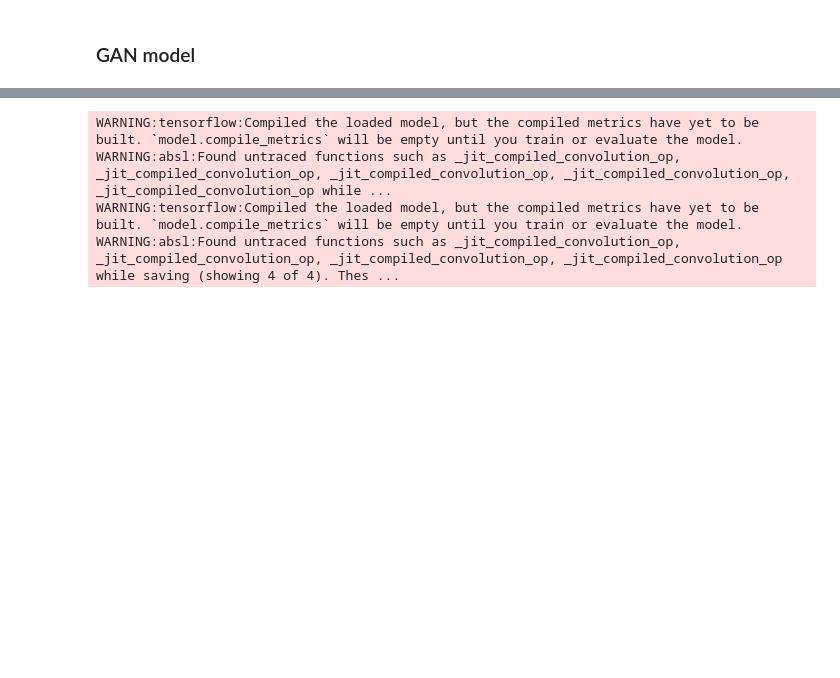
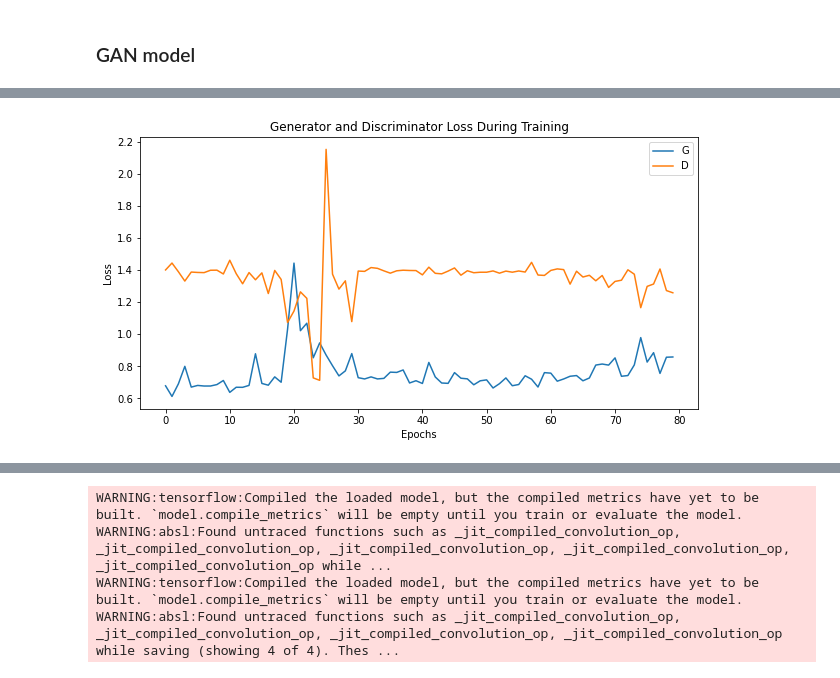
Before and after one commit to smfelixchoi/MATH-DL-study, a Jupyter notebook: 7.GAN/GAN_TensorFlow.ipynb, the cells around one changed output, grey strips where cells are left out. Saved outputs shown, nothing was run; the diff lists cells and outputs as text; code cells hidden in the pictures; blank space fills up the shorter version.

Commit message:
GAN tensorflow update

```diff
--- a/7.GAN/GAN_TensorFlow.ipynb
+++ b/7.GAN/GAN_TensorFlow.ipynb
@@ -277,0 +285,15 @@ Epoch 80/80
+# %%
+d_loss = [history.history['d_loss_real'][i]+ history.history['d_loss_fake'][i] for i in range(EPOCHS)]
+g_loss = history.history['g_loss']
+
+plt.figure(figsize=(10,5))
+plt.title("Generator and Discriminator Loss During Training")
+plt.plot(g_loss,label="G")
+plt.plot(d_loss,label="D")
+plt.xlabel("Epochs")
+plt.ylabel("Loss")
+plt.legend()
+plt.savefig('tensorflow_train_loss_plot.png')
+plt.show()
+# %% [output]
+[figure, added]
```
Also changed, not shown: parts of 3 cells of this notebook.
